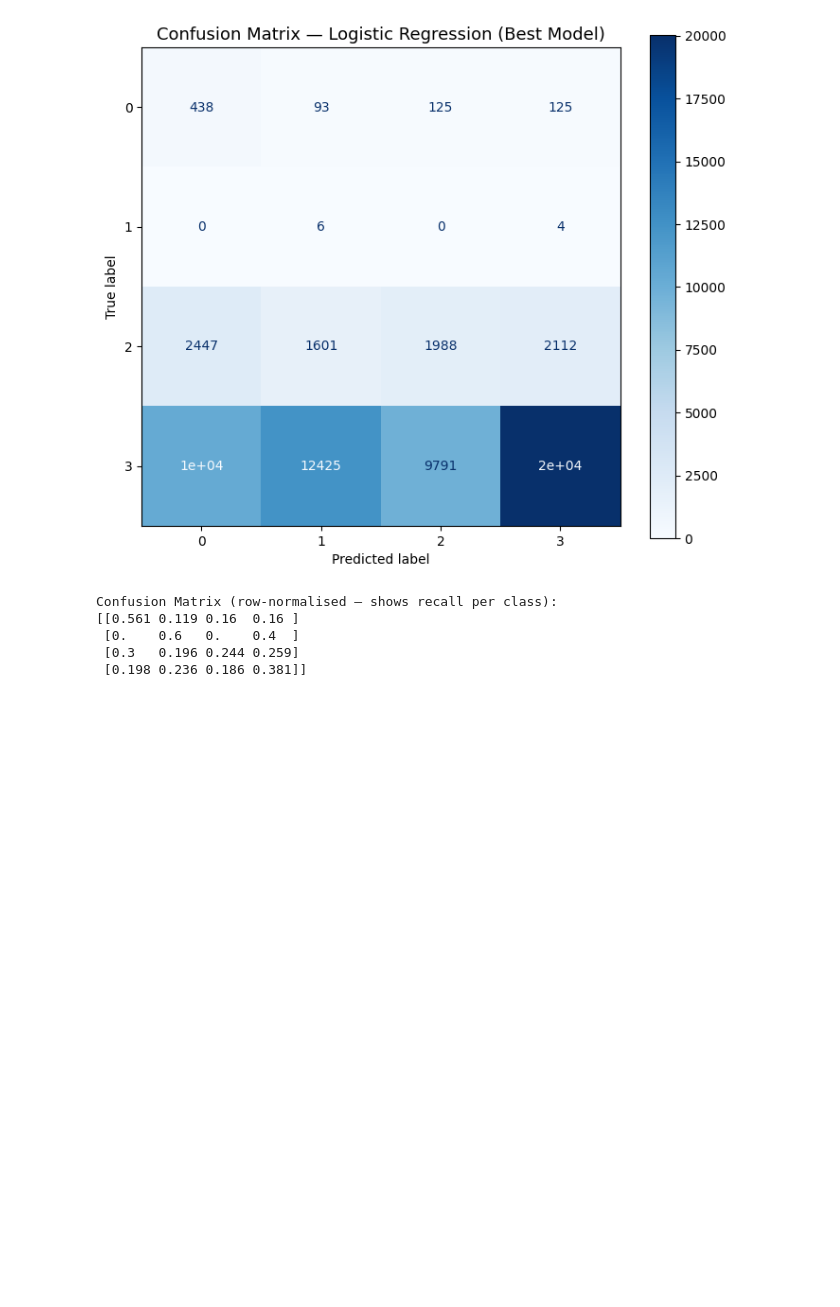
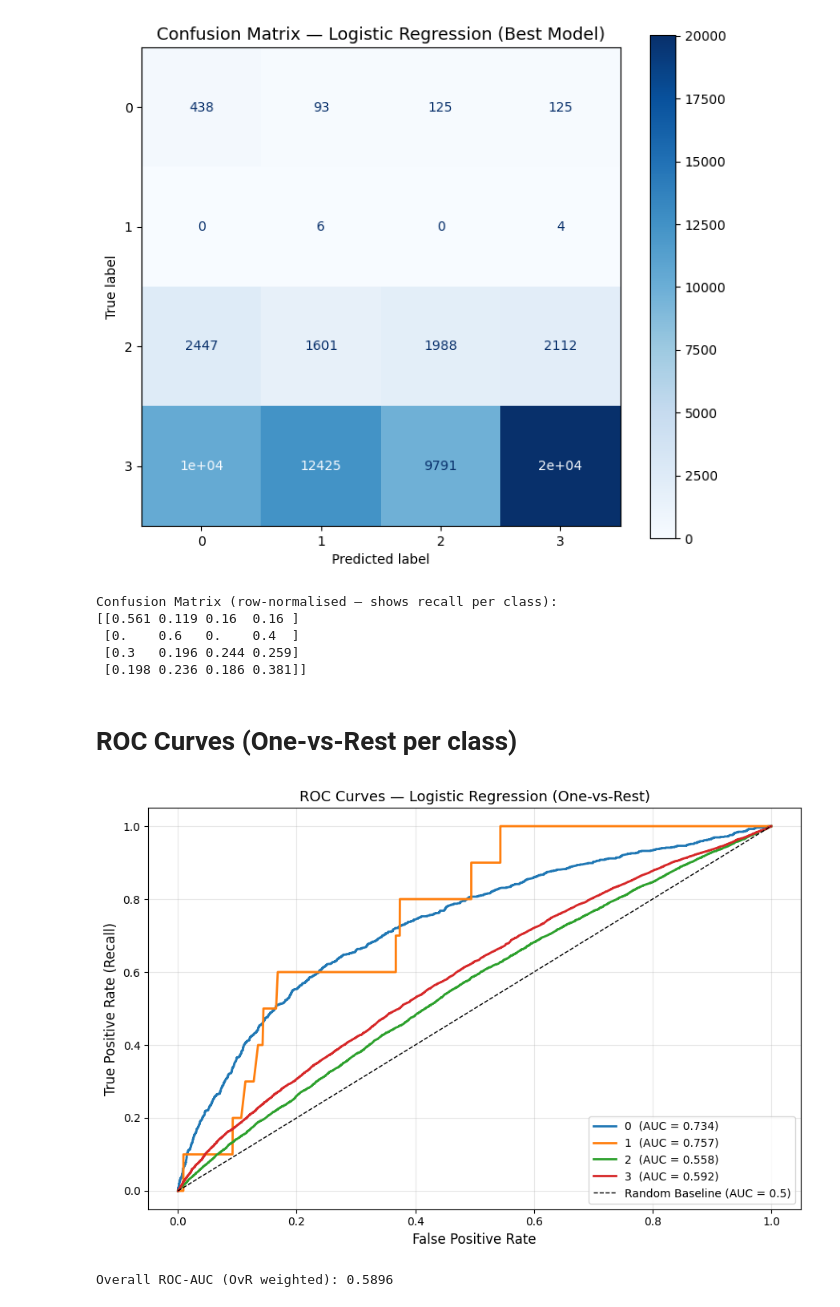
Before and after one commit to tharindu9216/Accident-Severity-Classifier-, a Jupyter notebook: Logistic_Regestion.ipynb, the cells around one changed output. Drawn from its saved outputs; the diff is of its cells as text; code cells hidden in the pictures; blank space fills up the shorter version.

```diff
--- a/Logistic_Regestion.ipynb
+++ b/Logistic_Regestion.ipynb
@@ -577,3 +577,58 @@ Confusion Matrix (row-normalised — shows recall per class):
  [0.    0.6   0.    0.4  ]
  [0.3   0.196 0.244 0.259]
  [0.198 0.236 0.186 0.381]]
+# %% [markdown]
+# **ROC Curves (One-vs-Rest per class)**
+# %%
+# ── ROC CURVES (ONE-VS-REST) ──────────────────────────────────────────────────
+# ROC = Receiver Operating Characteristic
+# For each class we ask: how well can the model separate THIS class from the rest?
+#
+# X-axis = False Positive Rate (how often we wrongly predict this class)
+# Y-axis = True Positive Rate  (how often we correctly find this class)
+#
+# Perfect model → curve hugs top-left corner → AUC = 1.0
+# Random model  → follows the diagonal       → AUC = 0.5
+# We plot one curve per severity class (Fatal / Serious / Slight)
+
+from sklearn.metrics import roc_curve, auc, roc_auc_score
+from sklearn.preprocessing import label_binarize
+import matplotlib.pyplot as plt
+import numpy as np
+
+# Get probability scores for each class from the best model
+# y_prob shape = (n_test_rows, 3) — one probability column per class
+y_prob = best_lr.predict_proba(Xte_lr_dense)
+
+# label_binarize converts labels to binary format for one-vs-rest calculation
+# e.g. for Fatal: [1, 0, 0, 1, ...] — 1 if Fatal, 0 for everything else
+classes    = best_lr.classes_
+y_test_bin = label_binarize(y_test, classes=classes)
+
+plt.figure(figsize=(9, 6))
+
+# Plot one ROC curve per class
+for i, cls in enumerate(classes):
+    # fpr = false positive rate at each decision threshold
+    # tpr = true positive rate at each decision threshold
+    fpr, tpr, _ = roc_curve(y_test_bin[:, i], y_prob[:, i])
+    roc_auc_val  = auc(fpr, tpr)   # area under this class's curve
+    plt.plot(fpr, tpr, linewidth=2, label=f'{cls}  (AUC = {roc_auc_val:.3f})')
+
+# Diagonal = what a completely random classifier would achieve (AUC = 0.5)
+plt.plot([0, 1], [0, 1], 'k--', linewidth=1, label='Random Baseline (AUC = 0.5)')
+
+plt.xlabel("False Positive Rate", fontsize=12)
+plt.ylabel("True Positive Rate (Recall)", fontsize=12)
+plt.title("ROC Curves — Logistic Regression (One-vs-Rest)", fontsize=13)
+plt.legend(loc='lower right')
+plt.grid(True, alpha=0.3)
+plt.tight_layout()
+plt.show()
+
+# Print the overall weighted ROC-AUC (single number for the report)
+overall_auc = roc_auc_score(y_test, y_prob, multi_class='ovr', average='weighted')
+print(f"\nOverall ROC-AUC (OvR weighted): {overall_auc:.4f}")
+# %% [output]
+[figure, added]
+Overall ROC-AUC (OvR weighted): 0.5896
```
Also changed, not shown: parts of 2 cells of this notebook.
